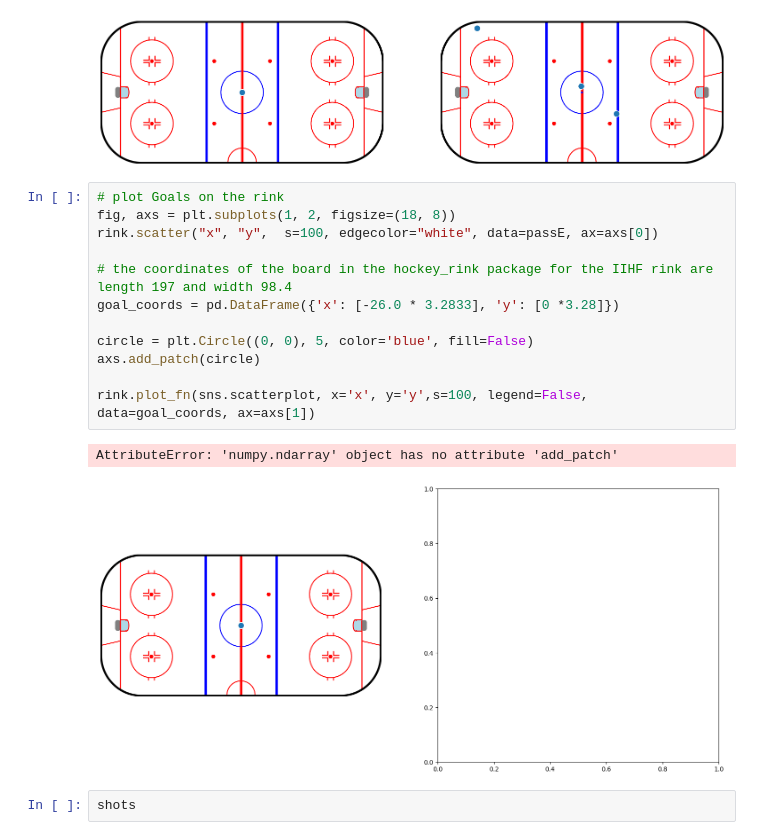
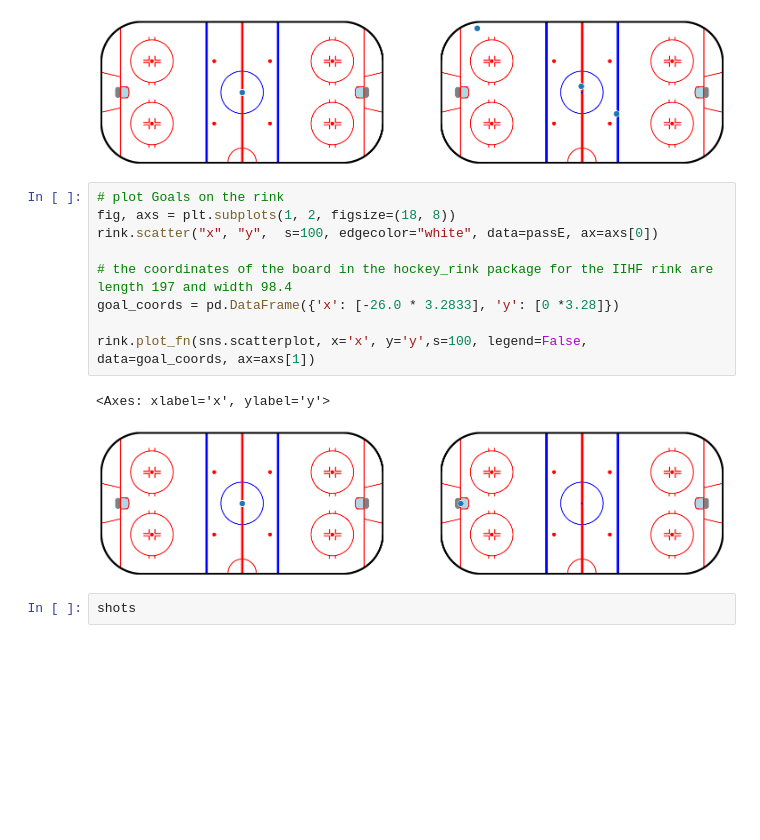
Before and after one commit to TRueedi/Challenge-2-Find-the-Playmaker---Ice-Hockey-Data-Analytics-Next-Level, a Jupyter notebook: vis/firstSituationVisualitation.ipynb, the cells around one changed output. Drawn from its saved outputs; the diff is of its cells as text; blank space fills up the shorter version.

```diff
--- a/vis/firstSituationVisualitation.ipynb
+++ b/vis/firstSituationVisualitation.ipynb
@@ -86,18 +86,15 @@ rink.plot_fn(sns.scatterplot, x="RinkX", y="RinkY", s=100, legend=False, data=pa
 # %%
 # plot Goals on the rink
 fig, axs = plt.subplots(1, 2, figsize=(18, 8))
 rink.scatter("x", "y",  s=100, edgecolor="white", data=passE, ax=axs[0])
 
 # the coordinates of the board in the hockey_rink package for the IIHF rink are length 197 and width 98.4
 goal_coords = pd.DataFrame({'x': [-26.0 * 3.2833], 'y': [0 *3.28]})
 
-circle = plt.Circle((0, 0), 5, color='blue', fill=False)
-axs.add_patch(circle)
-
 rink.plot_fn(sns.scatterplot, x='x', y='y',s=100, legend=False, data=goal_coords, ax=axs[1])
 # %% [output]
-AttributeError: 'numpy.ndarray' object has no attribute 'add_patch'
+<Axes: xlabel='x', ylabel='y'>
-[figure, old version]
+[figure, new version]
 # %%
 shots
 # %% [output]
```
Also changed, not shown: parts of 16 cells of this notebook, 8 other files.
